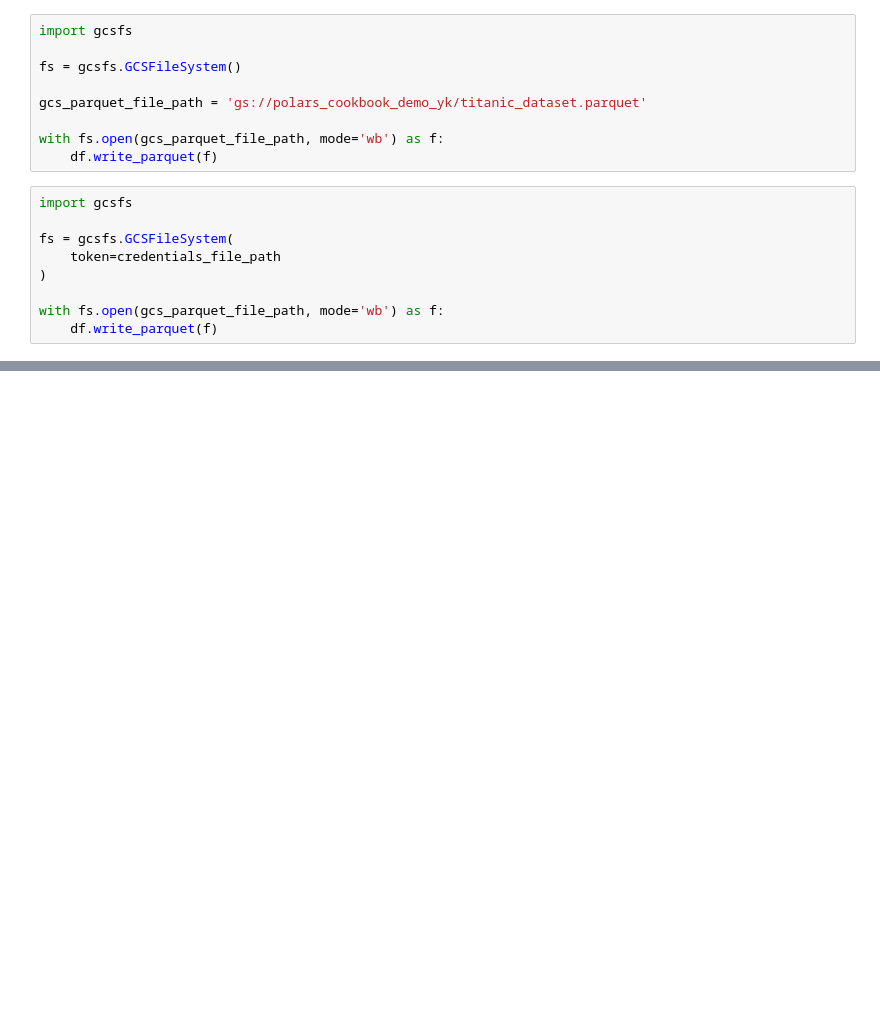
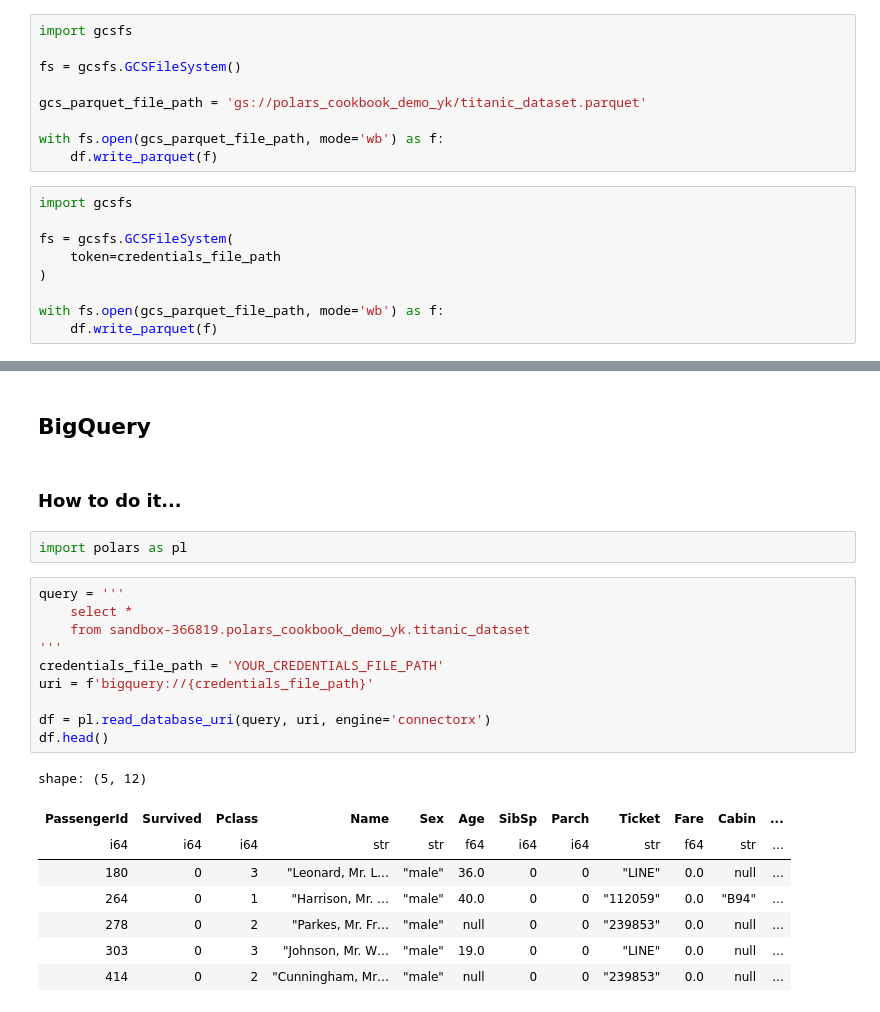
Before and after one commit to PacktPublishing/Polars-Cookbook, a Jupyter notebook: Chapter11/ch11.ipynb, the cells around one changed output, grey strips where cells are left out. Saved outputs shown, nothing was run; the diff lists cells and outputs as text; blank space fills up the shorter version.

```diff
--- a/Chapter11/ch11.ipynb
+++ b/Chapter11/ch11.ipynb
@@ -287,3 +287,28 @@ shape: (5, 12)
 | 8 | 0 | 3 | "Palsson, Maste… | "male" | 2.0 | 3 | 1 | "349909" | 21.075 | null | ... |
 | 9 | 1 | 3 | "Johnson, Mrs. … | "female" | 27.0 | 0 | 2 | "347742" | 11.1333 | null | ... |
 | 10 | 1 | 2 | "Nasser, Mrs. N… | "female" | 14.0 | 1 | 0 | "237736" | 30.0708 | null | ... |
+# %% [markdown]
+## BigQuery
+# %% [markdown]
+### How to do it...
+# %%
+import polars as pl
+# %%
+query = '''
+    select *
+    from sandbox-366819.polars_cookbook_demo_yk.titanic_dataset
+'''
+credentials_file_path = 'YOUR_CREDENTIALS_FILE_PATH'
+uri = f'bigquery://{credentials_file_path}'
+
+df = pl.read_database_uri(query, uri, engine='connectorx')
+df.head()
+# %% [output]
+shape: (5, 12)
+| PassengerId | Survived | Pclass | Name | Sex | Age | SibSp | Parch | Ticket | Fare | Cabin | ... |
+| i64 | i64 | i64 | str | str | f64 | i64 | i64 | str | f64 | str | ... |
+| 180 | 0 | 3 | "Leonard, Mr. L… | "male" | 36.0 | 0 | 0 | "LINE" | 0.0 | null | ... |
+| 264 | 0 | 1 | "Harrison, Mr. … | "male" | 40.0 | 0 | 0 | "112059" | 0.0 | "B94" | ... |
+| 278 | 0 | 2 | "Parkes, Mr. Fr… | "male" | null | 0 | 0 | "239853" | 0.0 | null | ... |
+| 303 | 0 | 3 | "Johnson, Mr. W… | "male" | 19.0 | 0 | 0 | "LINE" | 0.0 | null | ... |
+| 414 | 0 | 2 | "Cunningham, Mr… | "male" | null | 0 | 0 | "239853" | 0.0 | null | ... |
```
